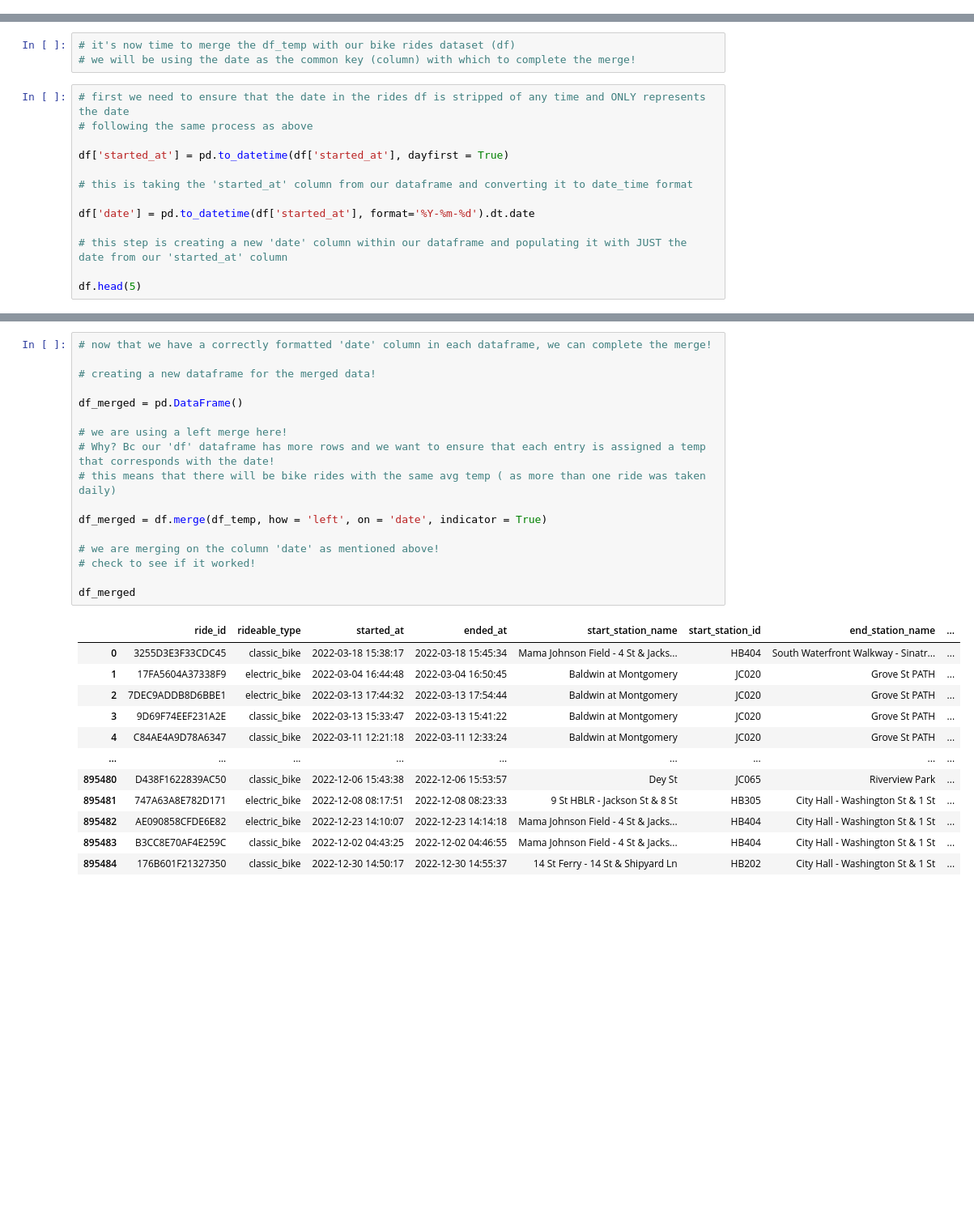
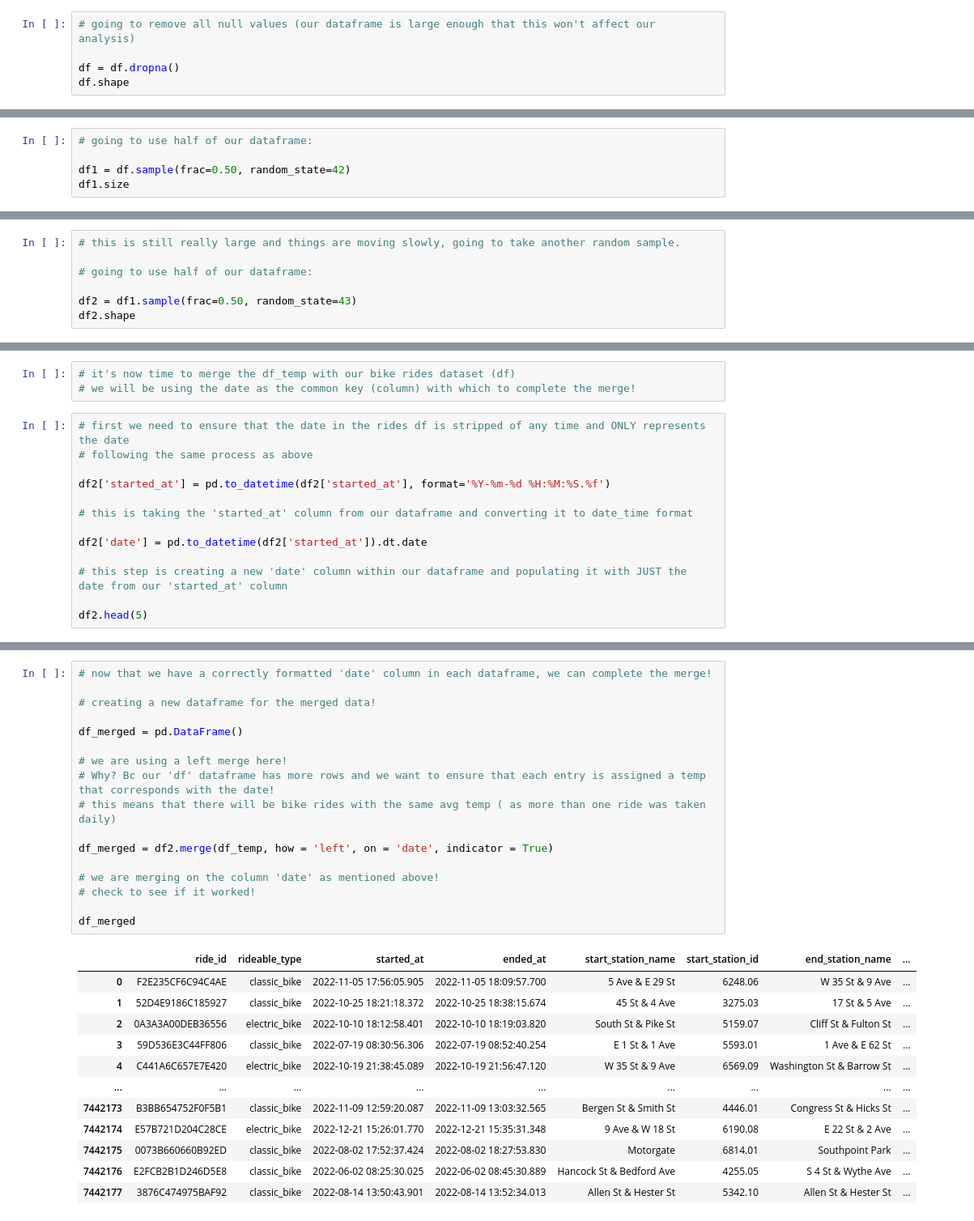
Before and after one commit to p-dutcher/Bike-Sharing, a Jupyter notebook: Data-Processing.ipynb, the cells around one changed output, grey strips where cells are left out. Shown: that part at 81% size. Saved outputs shown, nothing was run; the diff lists cells and outputs as text; blank space fills up the shorter version.

```diff
--- a/Data-Processing.ipynb
+++ b/Data-Processing.ipynb
@@ -80,0 +111,5 @@ df.to_csv('combined_bike_rides_2022.csv')
+# %%
+# going to remove all null values (our dataframe is large enough that this won't affect our analysis)
+
+df = df.dropna()
+df.shape
@@ -80,0 +190,5 @@ df.to_csv('combined_bike_rides_2022.csv')
+# %%
+# going to use half of our dataframe:
+
+df1 = df.sample(frac=0.50, random_state=42)
+df1.size
@@ -80,0 +201,7 @@ df.to_csv('combined_bike_rides_2022.csv')
+# %%
+# this is still really large and things are moving slowly, going to take another random sample.
+
+# going to use half of our dataframe:
+
+df2 = df1.sample(frac=0.50, random_state=43)
+df2.shape
@@ -201,14 +336,14 @@ df_temp.to_csv(r"Data/average_daily_temps_2022.csv")
 # first we need to ensure that the date in the rides df is stripped of any time and ONLY represents the date
 # following the same process as above
 
-df['started_at'] = pd.to_datetime(df['started_at'], dayfirst = True)
+df2['started_at'] = pd.to_datetime(df2['started_at'], format='%Y-%m-%d %H:%M:%S.%f')
 
 # this is taking the 'started_at' column from our dataframe and converting it to date_time format
 
-df['date'] = pd.to_datetime(df['started_at'], format='%Y-%m-%d').dt.date
+df2['date'] = pd.to_datetime(df2['started_at']).dt.date
 
 # this step is creating a new 'date' column within our dataframe and populating it with JUST the date from our 'started_at' column
 
-df.head(5)
+df2.head(5)
 # %% [output]
 |  | ride_id | rideable_type | started_at | ended_at | start_station_name | start_station_id | end_station_name | ... |
@@ -220,30 +355,30 @@ df.head(5)
 # %%
 # now that we have a correctly formatted 'date' column in each dataframe, we can complete the merge!
 
 # creating a new dataframe for the merged data!
 
 df_merged = pd.DataFrame()
 
 # we are using a left merge here!
 # Why? Bc our 'df' dataframe has more rows and we want to ensure that each entry is assigned a temp that corresponds with the date!
 # this means that there will be bike rides with the same avg temp ( as more than one ride was taken daily)
 
-df_merged = df.merge(df_temp, how = 'left', on = 'date', indicator = True)
+df_merged = df2.merge(df_temp, how = 'left', on = 'date', indicator = True)
 
 # we are merging on the column 'date' as mentioned above!
 # check to see if it worked!
 
 df_merged
 # %% [output]
 |  | ride_id | rideable_type | started_at | ended_at | start_station_name | start_station_id | end_station_name | ... |
-| 0 | 3255D3E3F33CDC45 | classic_bike | 2022-03-18 15:38:17 | 2022-03-18 15:45:34 | Mama Johnson Field - 4 St & Jacks... | HB404 | South Waterfront Walkway - Sinatr... | ... |
-| 1 | 17FA5604A37338F9 | electric_bike | 2022-03-04 16:44:48 | 2022-03-04 16:50:45 | Baldwin at Montgomery | JC020 | Grove St PATH | ... |
-| 2 | 7DEC9ADDB8D6BBE1 | electric_bike | 2022-03-13 17:44:32 | 2022-03-13 17:54:44 | Baldwin at Montgomery | JC020 | Grove St PATH | ... |
-| 3 | 9D69F74EEF231A2E | classic_bike | 2022-03-13 15:33:47 | 2022-03-13 15:41:22 | Baldwin at Montgomery | JC020 | Grove St PATH | ... |
-| 4 | C84AE4A9D78A6347 | classic_bike | 2022-03-11 12:21:18 | 2022-03-11 12:33:24 | Baldwin at Montgomery | JC020 | Grove St PATH | ... |
+| 0 | F2E235CF6C94C4AE | classic_bike | 2022-11-05 17:56:05.905 | 2022-11-05 18:09:57.700 | 5 Ave & E 29 St | 6248.06 | W 35 St & 9 Ave | ... |
+| 1 | 52D4E9186C185927 | classic_bike | 2022-10-25 18:21:18.372 | 2022-10-25 18:38:15.674 | 45 St & 4 Ave | 3275.03 | 17 St & 5 Ave | ... |
+| 2 | 0A3A3A00DEB36556 | electric_bike | 2022-10-10 18:12:58.401 | 2022-10-10 18:19:03.820 | South St & Pike St | 5159.07 | Cliff St & Fulton St | ... |
+| 3 | 59D536E3C44FF806 | classic_bike | 2022-07-19 08:30:56.306 | 2022-07-19 08:52:40.254 | E 1 St & 1 Ave | 5593.01 | 1 Ave & E 62 St | ... |
+| 4 | C441A6C657E7E420 | electric_bike | 2022-10-19 21:38:45.089 | 2022-10-19 21:56:47.120 | W 35 St & 9 Ave | 6569.09 | Washington St & Barrow St | ... |
 | ... | ... | ... | ... | ... | ... | ... | ... | ... |
-| 895480 | D438F1622839AC50 | classic_bike | 2022-12-06 15:43:38 | 2022-12-06 15:53:57 | Dey St | JC065 | Riverview Park | ... |
-| 895481 | 747A63A8E782D171 | electric_bike | 2022-12-08 08:17:51 | 2022-12-08 08:23:33 | 9 St HBLR - Jackson St & 8 St | HB305 | City Hall - Washington St & 1 St | ... |
-| 895482 | AE090858CFDE6E82 | electric_bike | 2022-12-23 14:10:07 | 2022-12-23 14:14:18 | Mama Johnson Field - 4 St & Jacks... | HB404 | City Hall - Washington St & 1 St | ... |
-| 895483 | B3CC8E70AF4E259C | classic_bike | 2022-12-02 04:43:25 | 2022-12-02 04:46:55 | Mama Johnson Field - 4 St & Jacks... | HB404 | City Hall - Washington St & 1 St | ... |
-| 895484 | 176B601F21327350 | classic_bike | 2022-12-30 14:50:17 | 2022-12-30 14:55:37 | 14 St Ferry - 14 St & Shipyard Ln | HB202 | City Hall - Washington St & 1 St | ... |
+| 7442173 | B3BB654752F0F5B1 | classic_bike | 2022-11-09 12:59:20.087 | 2022-11-09 13:03:32.565 | Bergen St & Smith St | 4446.01 | Congress St & Hicks St | ... |
+| 7442174 | E57B721D204C28CE | electric_bike | 2022-12-21 15:26:01.770 | 2022-12-21 15:35:31.348 | 9 Ave & W 18 St | 6190.08 | E 22 St & 2 Ave | ... |
+| 7442175 | 0073B660660B92ED | classic_bike | 2022-08-02 17:52:37.424 | 2022-08-02 18:27:53.830 | Motorgate | 6814.01 | Southpoint Park | ... |
+| 7442176 | E2FCB2B1D246D5E8 | classic_bike | 2022-06-02 08:25:30.025 | 2022-06-02 08:45:30.889 | Hancock St & Bedford Ave | 4255.05 | S 4 St & Wythe Ave | ... |
+| 7442177 | 3876C474975BAF92 | classic_bike | 2022-08-14 13:50:43.901 | 2022-08-14 13:52:34.013 | Allen St & Hester St | 5342.10 | Allen St & Hester St | ... |
```
Also changed, not shown: parts of 27 cells of this notebook, 4 other files.
